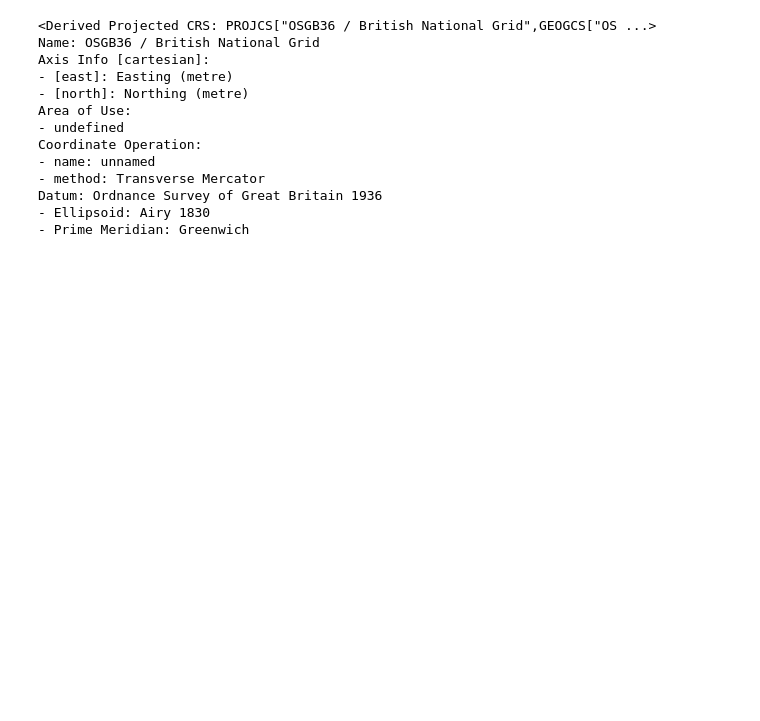
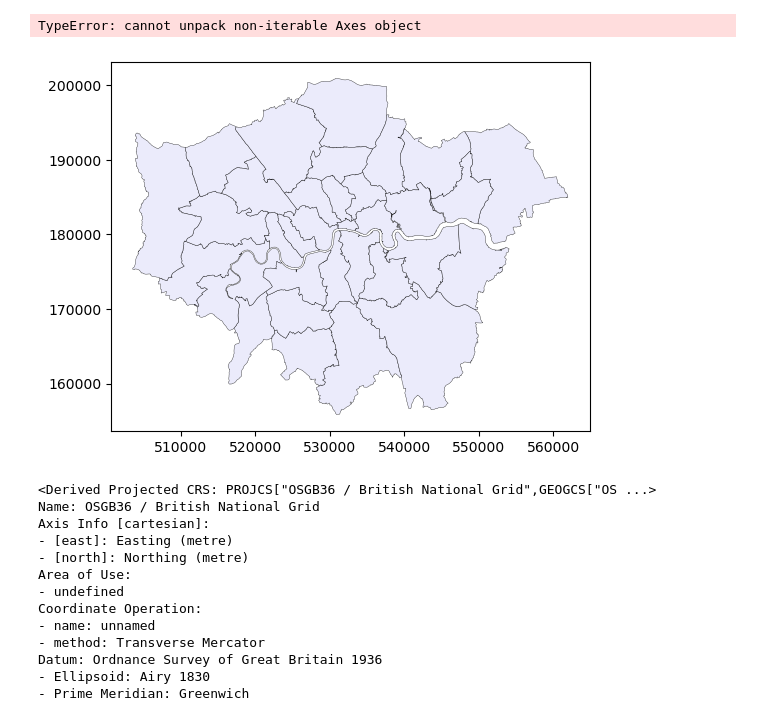
Before and after one commit to mushtary-mumu/crime_patterns, a Jupyter notebook: src/notebooks/load_data.ipynb, the cells around one changed output. Cells and saved outputs as stored; diff of their text form; code cells hidden in the pictures; blank space fills up the shorter version.

```diff
--- a/src/notebooks/load_data.ipynb
+++ b/src/notebooks/load_data.ipynb
@@ -199,11 +91,14 @@ mps_ward_burglary_2019_gdf.to_file(join(cleaned_data_dir, "MPS_Ward_Level_burgla
 # %%
-fig, axes = london_ward.plot(color="lavender", edgecolor="black", linewidth= 0.3, alpha=0.8)
+fig, axes = london_borough.plot(color="lavender", edgecolor="black", linewidth= 0.3, alpha=0.8)
 
 # contextily.add_basemap(
 #     axes,
 #     crs=london_ward.crs,
 #     source=contextily.providers.CartoDB.PositronNoLabels,
 # )
+# %% [output]
+TypeError: cannot unpack non-iterable Axes object
+[figure, added]
 # %%
 london_ward.crs
 # %% [output]
```
Also changed, not shown: parts of 31 cells of this notebook, 6 other files.
